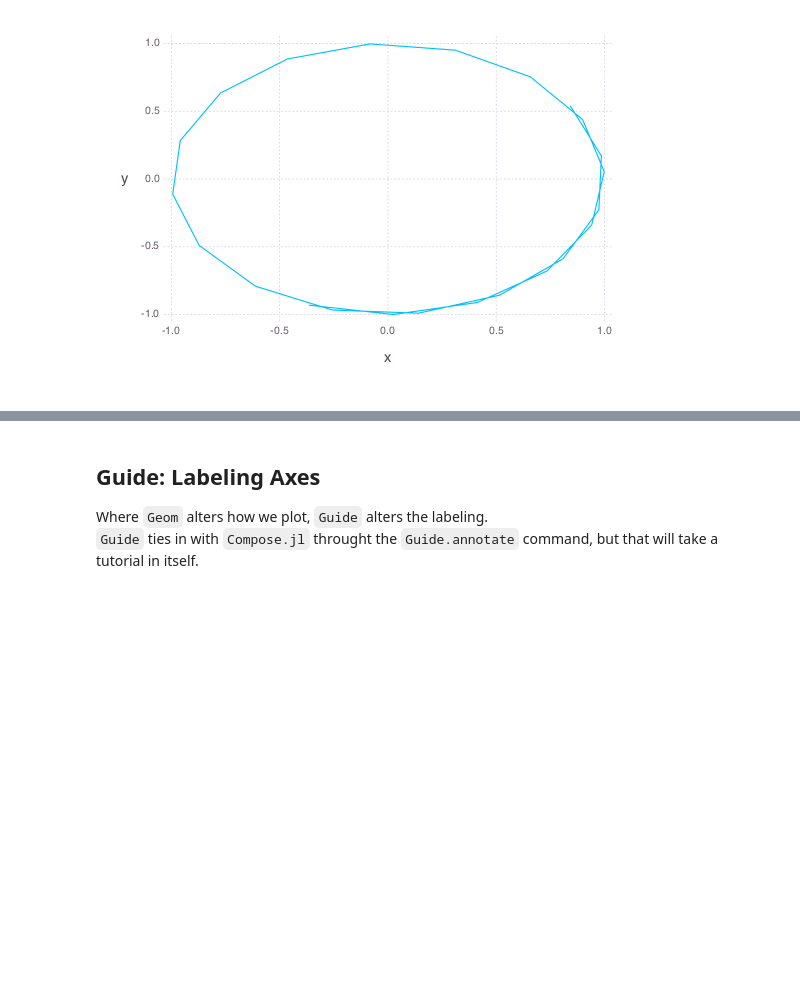
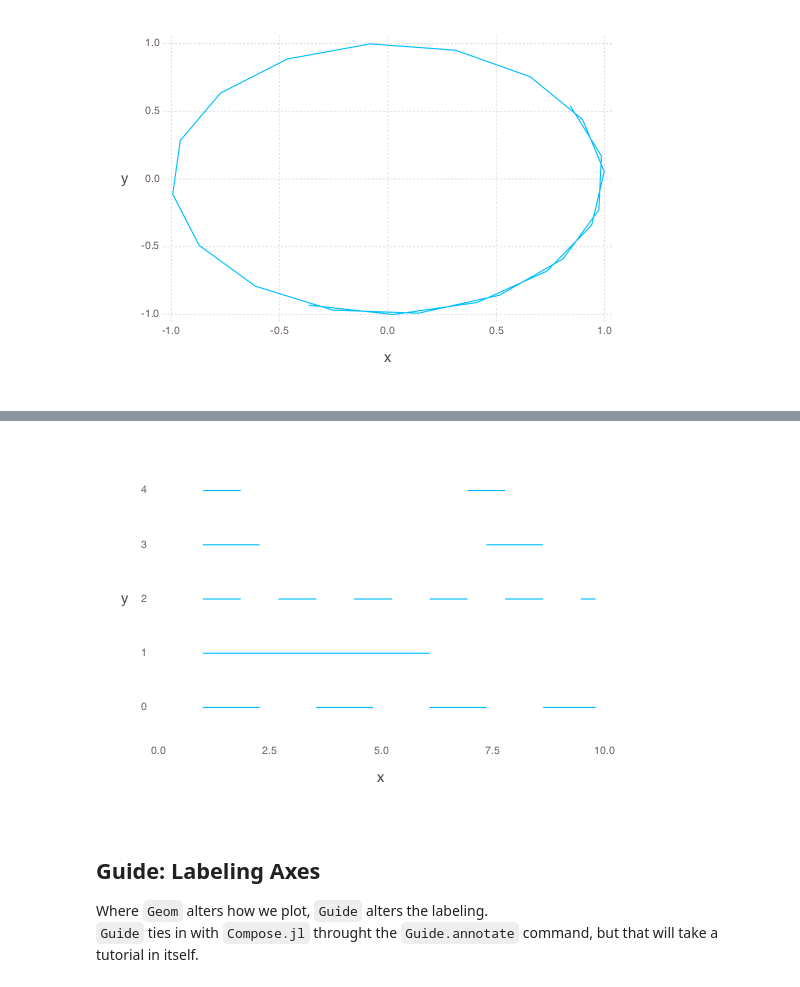
Before and after one commit to albi3ro/M4, a Jupyter notebook: Gadfly.ipynb, the cells around one changed output, grey strips where cells are left out. Saved outputs shown, nothing was run; the diff lists cells and outputs as text; code cells hidden in the pictures; blank space fills up the shorter version.

```diff
--- a/Gadfly.ipynb
+++ b/Gadfly.ipynb
@@ -80,3 +104,20 @@ plot(x=y1,y=y2,Geom.path())
+# %%
+# or Compose.mm for smaller sizes
+# These ratios and numbers changed around how ever you like
+
+dash = 6 * Compose.cm
+dot = 1.5 * Compose.cm
+gap = 1 * Compose.cm
+
+l1=layer(x=x,y=zeros(x),Geom.line,Theme(line_style=[dot]))
+l2=layer(x=x,y=ones(x),Geom.line,Theme(line_style=[dash]))
+l3=layer(x=x,y=2*ones(x),Geom.line,Theme(line_style=[gap]))
+l4=layer(x=x,y=3*ones(x),Geom.line,Theme(line_style=[dot,dash,dot]))
+l5=layer(x=x,y=4*ones(x),Geom.line,Theme(line_style=[gap,dash]))
+
+plot(l1,l2,l3,l4,l5,Coord.Cartesian(ymin=-.5,ymax=4.5),Theme(grid_line_width=0pt))
+# %% [output]
+[figure, added]
 # %% [markdown]
 ## Guide: Labeling Axes
 Where `Geom` alters how we plot, `Guide` alters the labeling.
```
Also changed, not shown: parts of 12 cells of this notebook, 5 other files.
